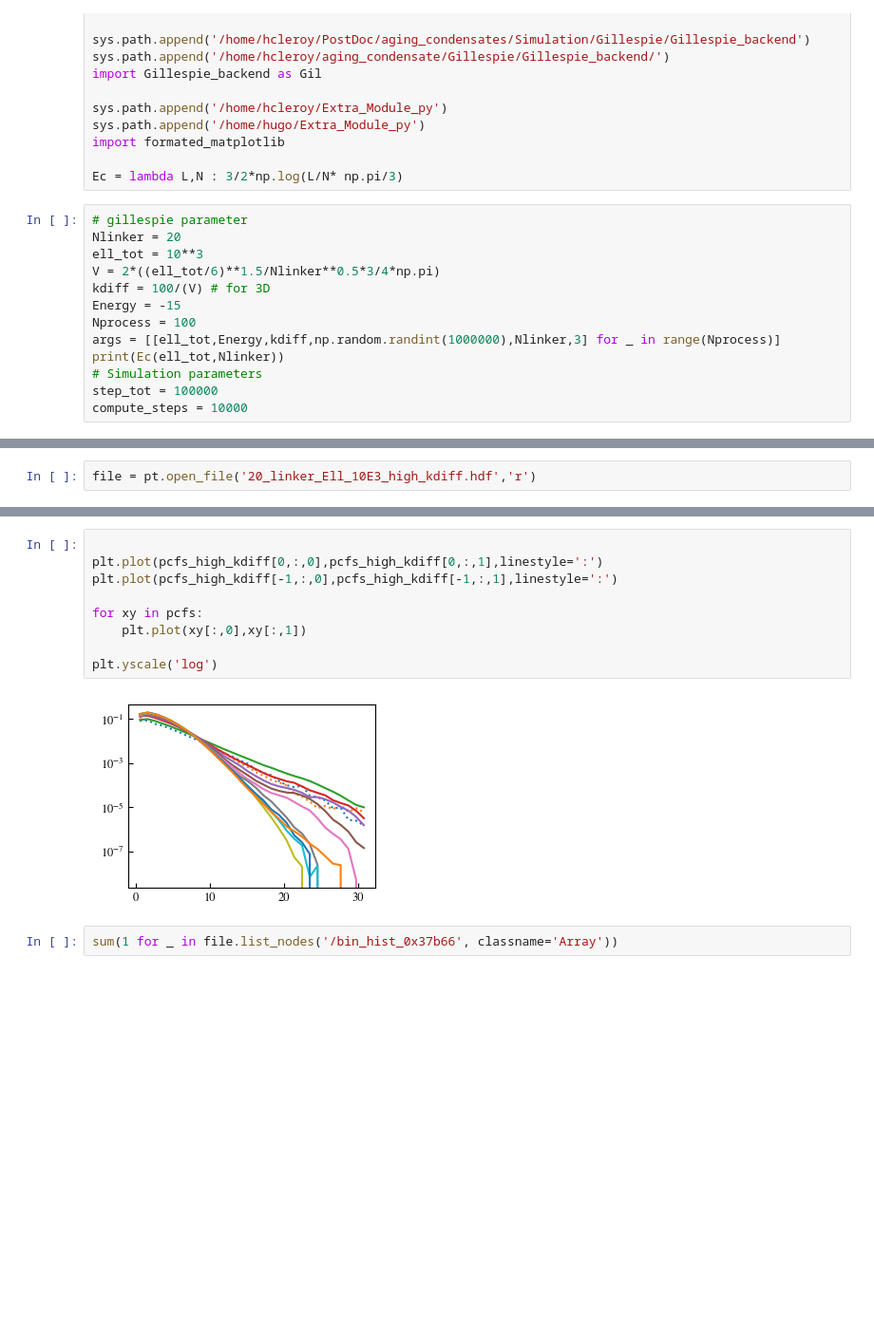
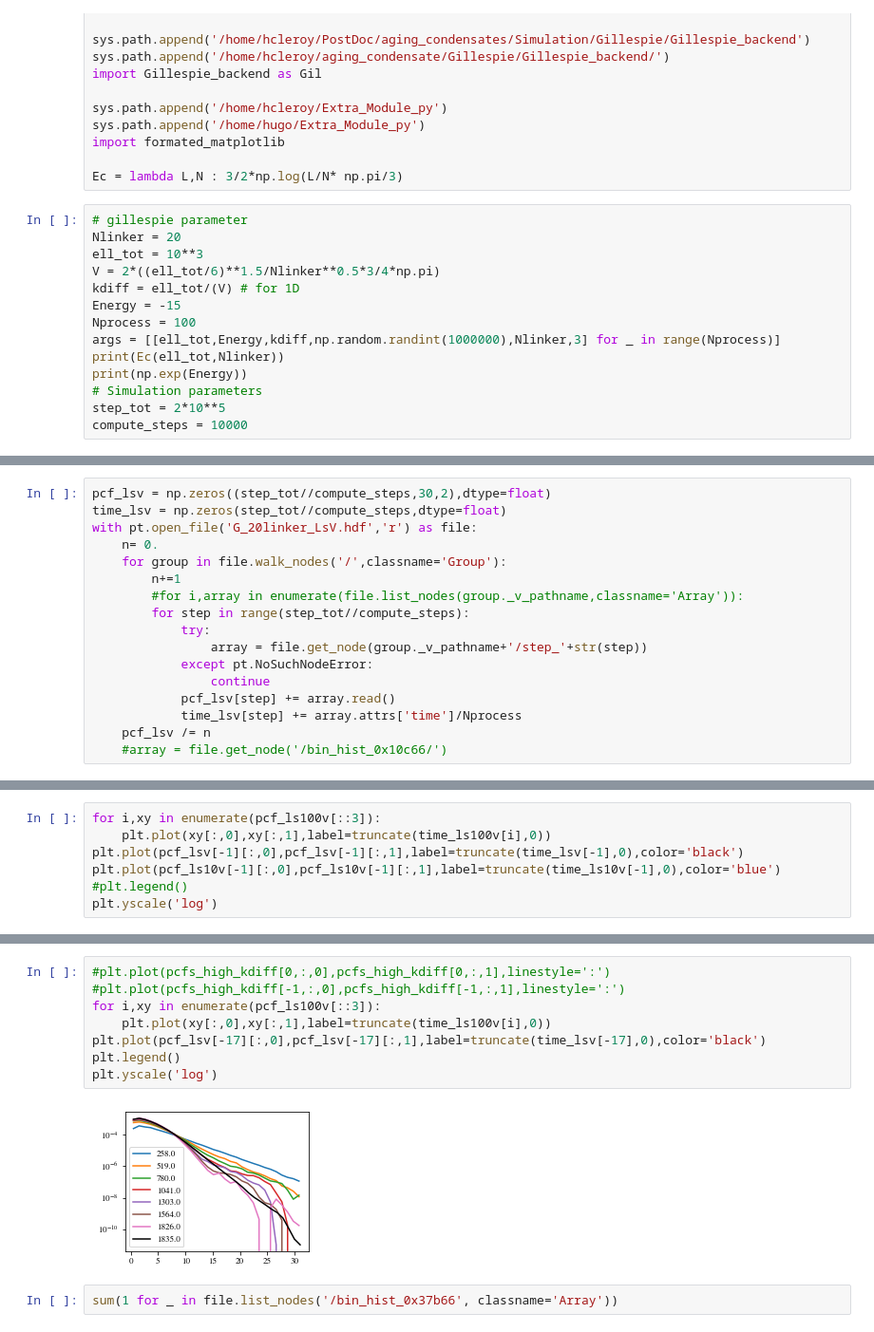
Before and after one commit to cachetdaspirine/Evolution_pair_prob_function, a Jupyter notebook: generate_pair_correlation_functoin.ipynb, the cells around one changed output, grey strips where cells are left out. Shown: that part at 95% size. Cells and saved outputs as stored; diff of their text form; blank space fills up the shorter version.

```diff
--- a/generate_pair_correlation_functoin.ipynb
+++ b/generate_pair_correlation_functoin.ipynb
@@ -26,13 +26,14 @@ Ec = lambda L,N : 3/2*np.log(L/N* np.pi/3)
 Nlinker = 20
 ell_tot = 10**3
 V = 2*((ell_tot/6)**1.5/Nlinker**0.5*3/4*np.pi)
-kdiff = 100/(V) # for 3D
+kdiff = ell_tot/(V) # for 1D
 Energy = -15
 Nprocess = 100
 args = [[ell_tot,Energy,kdiff,np.random.randint(1000000),Nlinker,3] for _ in range(Nprocess)]
 print(Ec(ell_tot,Nlinker))
+print(np.exp(Energy))
 # Simulation parameters
-step_tot = 100000
+step_tot = 2*10**5
 compute_steps = 10000
 # %% [output]
 5.937210903914155
@@ -81,3 +52 @@ Parallel_correlation_function(args,step_tot,compute_steps,"20_linker_Ell_10E3_hi
-# %%
-file = pt.open_file('20_linker_Ell_10E3_high_kdiff.hdf','r')
 # %%
@@ -91,0 +69,17 @@ pcfs_high_kdiff /= n
+# %%
+pcf_lsv = np.zeros((step_tot//compute_steps,30,2),dtype=float)
+time_lsv = np.zeros(step_tot//compute_steps,dtype=float)
+with pt.open_file('G_20linker_LsV.hdf','r') as file:
+    n= 0.
+    for group in file.walk_nodes('/',classname='Group'):
+        n+=1
+        #for i,array in enumerate(file.list_nodes(group._v_pathname,classname='Array')):
+        for step in range(step_tot//compute_steps):
+            try:
+                array = file.get_node(group._v_pathname+'/step_'+str(step))
+            except pt.NoSuchNodeError:
+                continue
+            pcf_lsv[step] += array.read()
+            time_lsv[step] += array.attrs['time']/Nprocess
+    pcf_lsv /= n
+    #array = file.get_node('/bin_hist_0x10c66/')
@@ -91,0 +104,7 @@ pcfs_high_kdiff /= n
+# %%
+for i,xy in enumerate(pcf_ls100v[::3]):
+    plt.plot(xy[:,0],xy[:,1],label=truncate(time_ls100v[i],0))
+plt.plot(pcf_lsv[-1][:,0],pcf_lsv[-1][:,1],label=truncate(time_lsv[-1],0),color='black')
+plt.plot(pcf_ls10v[-1][:,0],pcf_ls10v[-1][:,1],label=truncate(time_ls10v[-1],0),color='blue')
+#plt.legend()
+plt.yscale('log')
@@ -92,14 +122,13 @@ pcfs_high_kdiff /= n
 # %%
-
-plt.plot(pcfs_high_kdiff[0,:,0],pcfs_high_kdiff[0,:,1],linestyle=':')
-plt.plot(pcfs_high_kdiff[-1,:,0],pcfs_high_kdiff[-1,:,1],linestyle=':')
-
-for xy in pcfs:
-    plt.plot(xy[:,0],xy[:,1])
-
+#plt.plot(pcfs_high_kdiff[0,:,0],pcfs_high_kdiff[0,:,1],linestyle=':')
+#plt.plot(pcfs_high_kdiff[-1,:,0],pcfs_high_kdiff[-1,:,1],linestyle=':')
+for i,xy in enumerate(pcf_ls100v[::3]):
+    plt.plot(xy[:,0],xy[:,1],label=truncate(time_ls100v[i],0))
+plt.plot(pcf_lsv[-17][:,0],pcf_lsv[-17][:,1],label=truncate(time_lsv[-17],0),color='black')
+plt.legend()
 plt.yscale('log')
 # %% [output]
-[figure, old version]
+[figure, new version]
 # %%
 sum(1 for _ in file.list_nodes('/bin_hist_0x37b66', classname='Array'))
 # %% [output]
```
Also changed, not shown: parts of 9 cells of this notebook, 1 other file.
